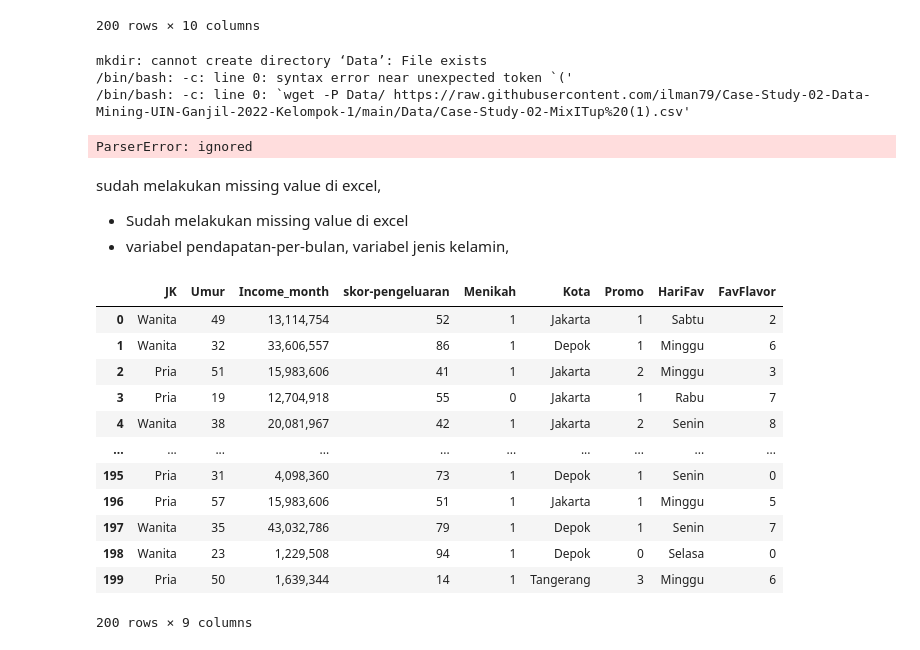
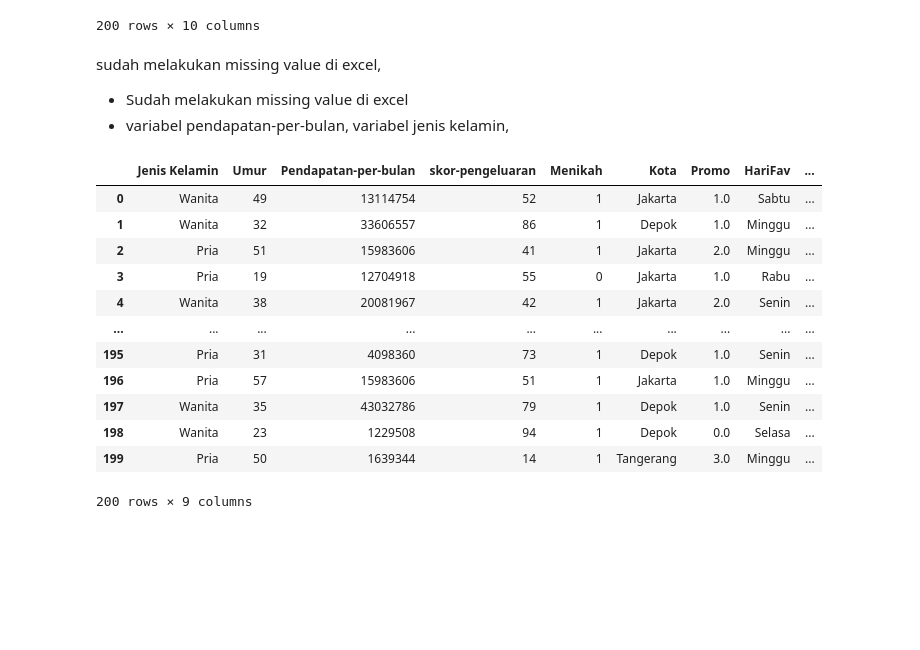
Before and after one commit to ilman79/Case-Study-02-Data-Mining-UIN-Ganjil-2022-Kelompok-1, a Jupyter notebook: Study_Case_2_Kelompok_1.ipynb, the cells around one changed output. Saved outputs shown, nothing was run; the diff lists cells and outputs as text; code cells hidden in the pictures; blank space fills up the shorter version.

```diff
--- a/Study_Case_2_Kelompok_1.ipynb
+++ b/Study_Case_2_Kelompok_1.ipynb
@@ -48,22 +50,6 @@ df
 200 rows × 10 columns
 # %%
 import pandas as pd
-# %%
-# Loading Data:
-
-try: # Running Locally, yakinkan "file_" berada di folder "data"
-    df = pd.read_csv("Data/Book2.csv", low_memory = False, encoding='utf8')
-except: # Running in Google Colab
-    !mkdir Data
-    !wget -P Data/ https://raw.githubusercontent.com/ilman79/Case-Study-02-Data-Mining-UIN-Ganjil-2022-Kelompok-1/main/Data/Case-Study-02-MixITup%20(1).csv
-    df = pd.read_csv("Data/Book2.csv", low_memory = False, encoding='utf8')
-
-df
-# %% [output]
-mkdir: cannot create directory ‘Data’: File exists
-/bin/bash: -c: line 0: syntax error near unexpected token `('
-/bin/bash: -c: line 0: `wget -P Data/ https://raw.githubusercontent.com/ilman79/Case-Study-02-Data-Mining-UIN-Ganjil-2022-Kelompok-1/main/Data/Case-Study-02-MixITup%20(1).csv'
-ParserError: ignored
 # %% [markdown]
 sudah melakukan missing value di excel,
 
@@ -72,21 +58,21 @@ sudah melakukan missing value di excel,
 variabel jenis kelamin,
 # %%
 # drop kolom yang tidak terpakai
-df.drop(["ID", "Unnamed: 10", "Unnamed: 11", "Unnamed: 12"], axis=1, inplace=True)
+df.drop(["ID"], axis=1, inplace=True)
 df
 # %% [output]
-|  | JK | Umur | Income_month | skor-pengeluaran | Menikah | Kota | Promo | HariFav | FavFlavor |
-| 0 | Wanita | 49 | 13,114,754 | 52 | 1 | Jakarta | 1 | Sabtu | 2 |
-| 1 | Wanita | 32 | 33,606,557 | 86 | 1 | Depok | 1 | Minggu | 6 |
-| 2 | Pria | 51 | 15,983,606 | 41 | 1 | Jakarta | 2 | Minggu | 3 |
-| 3 | Pria | 19 | 12,704,918 | 55 | 0 | Jakarta | 1 | Rabu | 7 |
-| 4 | Wanita | 38 | 20,081,967 | 42 | 1 | Jakarta | 2 | Senin | 8 |
+|  | Jenis Kelamin | Umur | Pendapatan-per-bulan | skor-pengeluaran | Menikah | Kota | Promo | HariFav | ... |
+| 0 | Wanita | 49 | 13114754 | 52 | 1 | Jakarta | 1.0 | Sabtu | ... |
+| 1 | Wanita | 32 | 33606557 | 86 | 1 | Depok | 1.0 | Minggu | ... |
+| 2 | Pria | 51 | 15983606 | 41 | 1 | Jakarta | 2.0 | Minggu | ... |
+| 3 | Pria | 19 | 12704918 | 55 | 0 | Jakarta | 1.0 | Rabu | ... |
+| 4 | Wanita | 38 | 20081967 | 42 | 1 | Jakarta | 2.0 | Senin | ... |
 | ... | ... | ... | ... | ... | ... | ... | ... | ... | ... |
-| 195 | Pria | 31 | 4,098,360 | 73 | 1 | Depok | 1 | Senin | 0 |
-| 196 | Pria | 57 | 15,983,606 | 51 | 1 | Jakarta | 1 | Minggu | 5 |
-| 197 | Wanita | 35 | 43,032,786 | 79 | 1 | Depok | 1 | Senin | 7 |
-| 198 | Wanita | 23 | 1,229,508 | 94 | 1 | Depok | 0 | Selasa | 0 |
-| 199 | Pria | 50 | 1,639,344 | 14 | 1 | Tangerang | 3 | Minggu | 6 |
+| 195 | Pria | 31 | 4098360 | 73 | 1 | Depok | 1.0 | Senin | ... |
+| 196 | Pria | 57 | 15983606 | 51 | 1 | Jakarta | 1.0 | Minggu | ... |
+| 197 | Wanita | 35 | 43032786 | 79 | 1 | Depok | 1.0 | Senin | ... |
+| 198 | Wanita | 23 | 1229508 | 94 | 1 | Depok | 0.0 | Selasa | ... |
+| 199 | Pria | 50 | 1639344 | 14 | 1 | Tangerang | 3.0 | Minggu | ... |
 200 rows × 9 columns
 # %%
 df.info()
```
Also changed, not shown: parts of 21 cells of this notebook.
